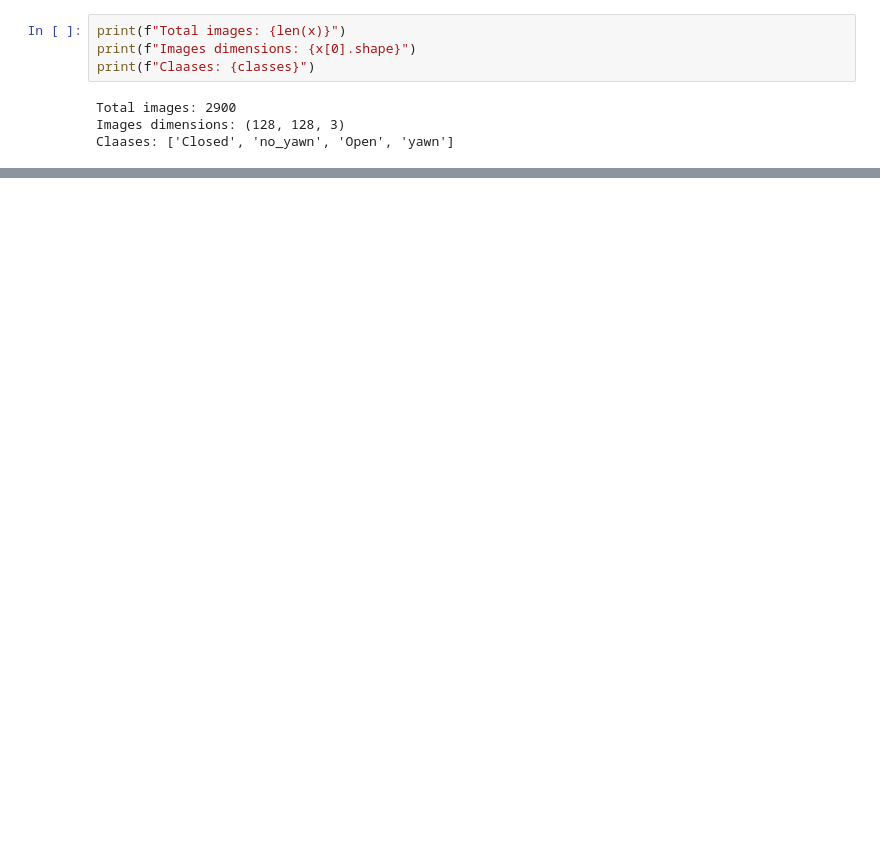
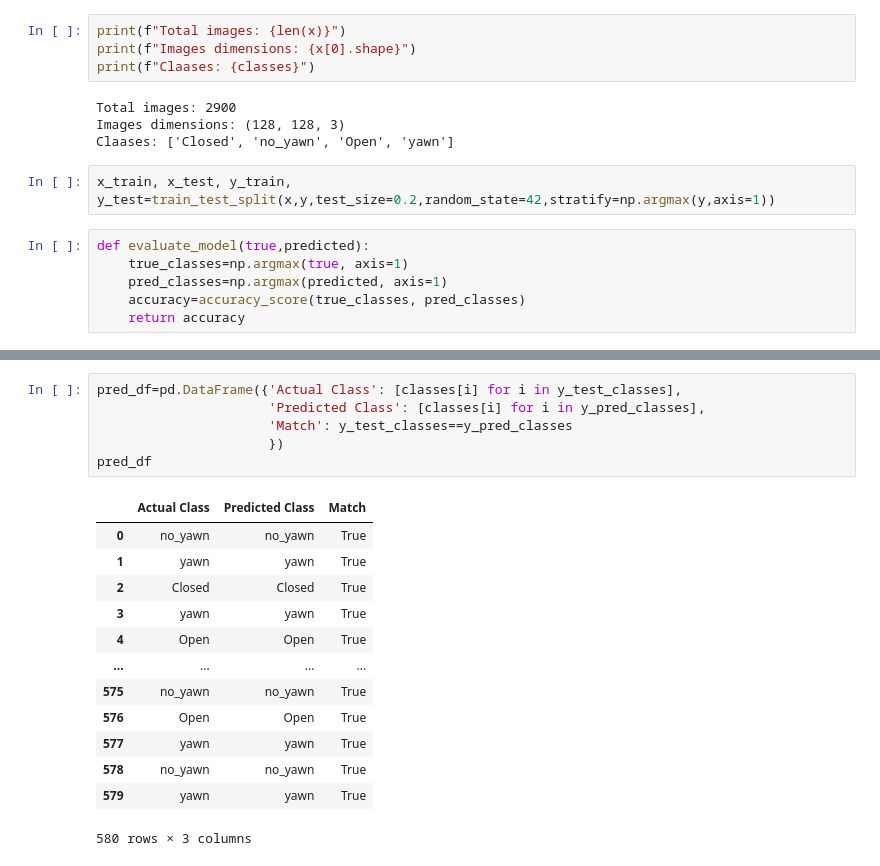
Before and after one commit to proximalmoss/drowsiness_detection_system, a Jupyter notebook: notebook/MODEL_TRAINING.ipynb, the cells around one changed output, grey strips where cells are left out. Saved outputs shown, nothing was run; the diff lists cells and outputs as text; blank space fills up the shorter version.

```diff
--- a/notebook/MODEL_TRAINING.ipynb
+++ b/notebook/MODEL_TRAINING.ipynb
@@ -66,3 +66,11 @@ print(f"Claases: {classes}")
 Total images: 2900
 Images dimensions: (128, 128, 3)
 Claases: ['Closed', 'no_yawn', 'Open', 'yawn']
+# %%
+x_train, x_test, y_train, y_test=train_test_split(x,y,test_size=0.2,random_state=42,stratify=np.argmax(y,axis=1))
+# %%
+def evaluate_model(true,predicted):
+    true_classes=np.argmax(true, axis=1)
+    pred_classes=np.argmax(predicted, axis=1)
+    accuracy=accuracy_score(true_classes, pred_classes)
+    return accuracy
@@ -68,0 +226,20 @@ Claases: ['Closed', 'no_yawn', 'Open', 'yawn']
+# %%
+pred_df=pd.DataFrame({'Actual Class': [classes[i] for i in y_test_classes],
+                      'Predicted Class': [classes[i] for i in y_pred_classes],
+                      'Match': y_test_classes==y_pred_classes
+                      })
+pred_df
+# %% [output]
+|  | Actual Class | Predicted Class | Match |
+| 0 | no_yawn | no_yawn | True |
+| 1 | yawn | yawn | True |
+| 2 | Closed | Closed | True |
+| 3 | yawn | yawn | True |
+| 4 | Open | Open | True |
+| ... | ... | ... | ... |
+| 575 | no_yawn | no_yawn | True |
+| 576 | Open | Open | True |
+| 577 | yawn | yawn | True |
+| 578 | no_yawn | no_yawn | True |
+| 579 | yawn | yawn | True |
+580 rows × 3 columns
```
Also changed, not shown: parts of 6 cells of this notebook.
